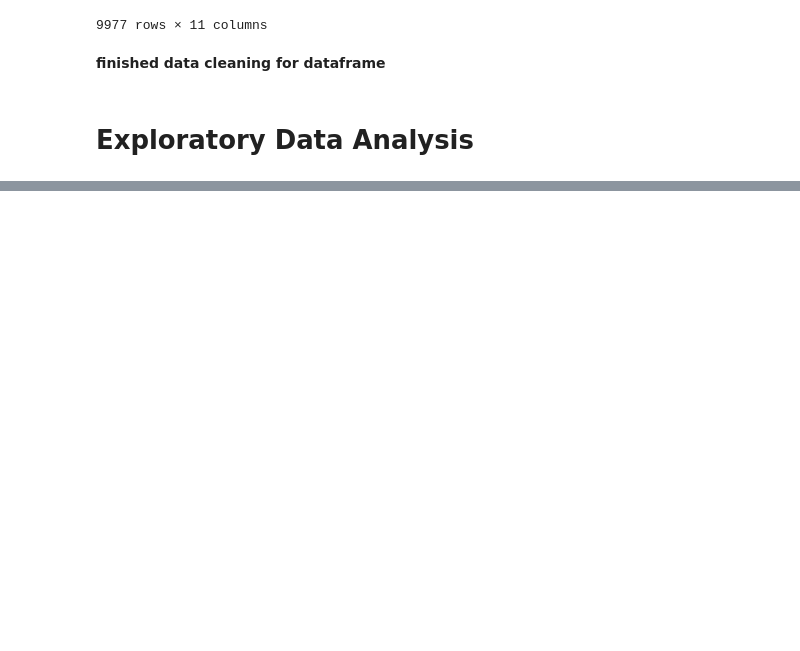
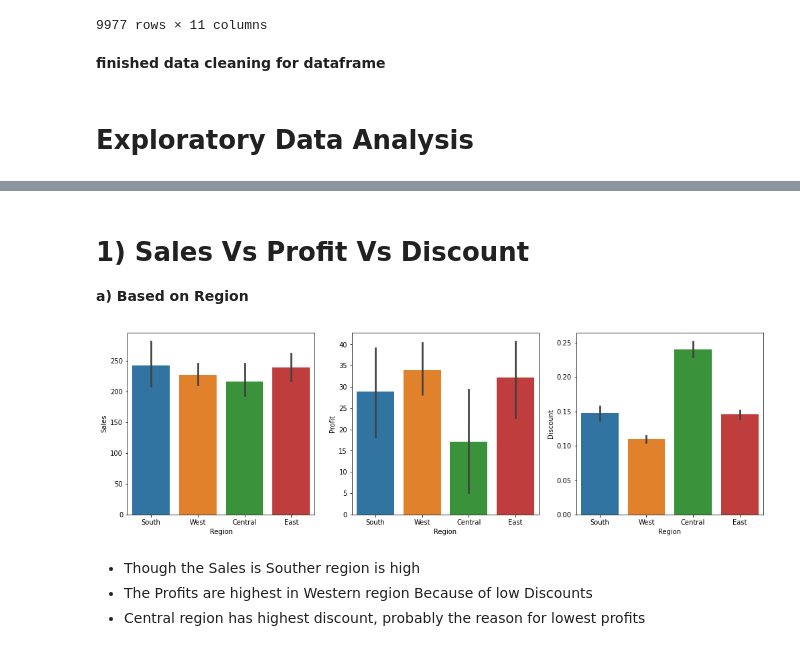
Before and after one commit to mahmoud-elghonemy/Exploratory-Data-Analysis-Retail, a Jupyter notebook: Exploratory_Data_Analysis_Retail.ipynb, the cells around one changed output, grey strips where cells are left out. Cells and saved outputs as stored; diff of their text form; code cells hidden in the pictures; blank space fills up the shorter version.

```diff
--- a/Exploratory_Data_Analysis_Retail.ipynb
+++ b/Exploratory_Data_Analysis_Retail.ipynb
@@ -254,0 +273,15 @@ df
+# %% [markdown]
+# 1) Sales Vs Profit Vs Discount
+**a) Based on Region**
+# %%
+fig,ax=plt.subplots(1,3,figsize=(17,5))
+sns.barplot(x='Region',y='Sales',data=df,ax=ax[0])
+sns.barplot(x='Region',y='Profit',data=df,ax=ax[1])
+sns.barplot(x='Region',y='Discount',data=df,ax=ax[2])
+plt.show()
+# %% [output]
+[figure, added]
+# %% [markdown]
+* Though the Sales is Souther region is high
+* The Profits are highest in Western region Because of low Discounts
+* Central region has highest discount, probably the reason for lowest profits
```
Also changed, not shown: parts of 4 cells of this notebook.
